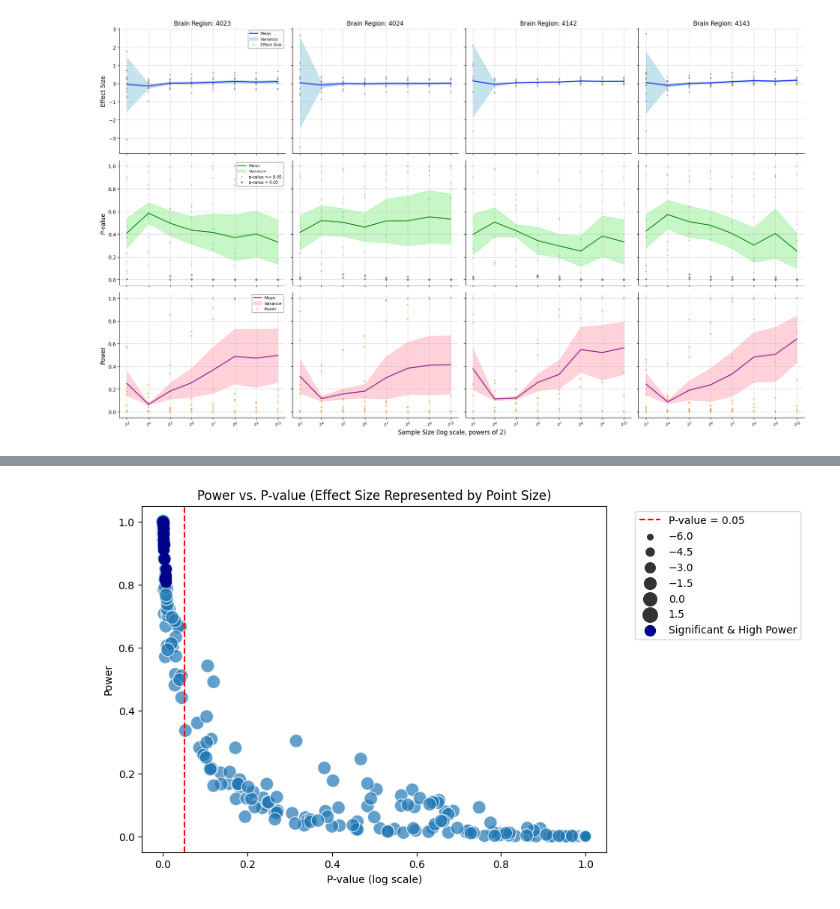
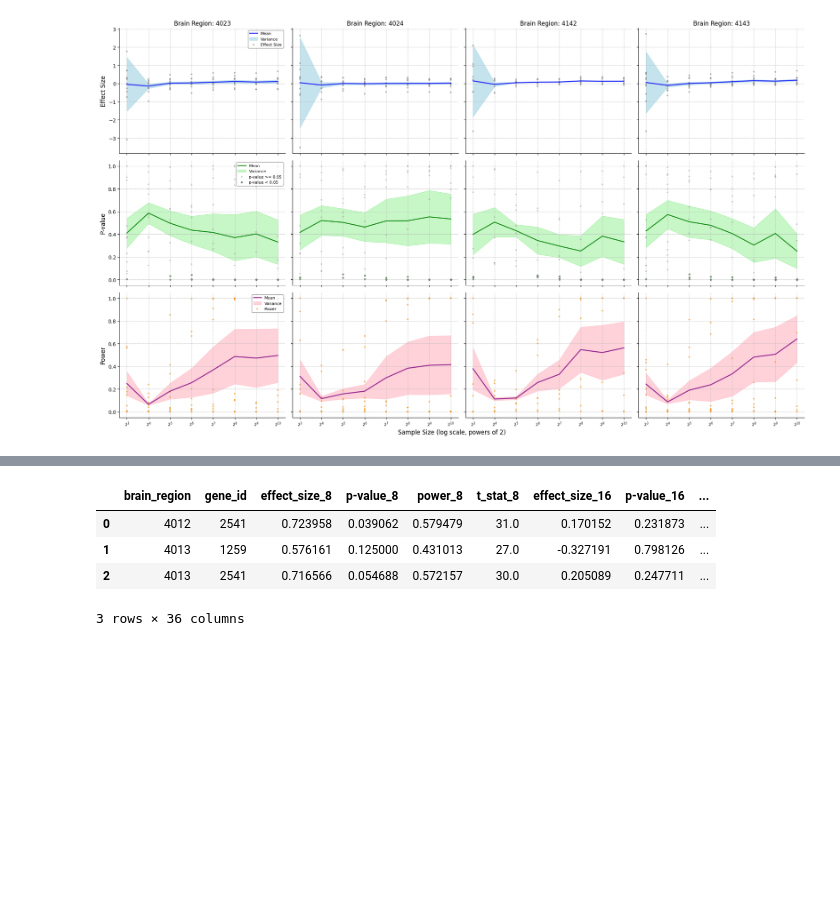
Before and after one commit to KarimIbrahim11/Gene-Expression-Analysis, a Jupyter notebook: notebooks/CS_06_P-value_Power_VS_Sample_size.ipynb, the cells around one changed output, grey strips where cells are left out. Drawn from its saved outputs; the diff is of its cells as text; code cells hidden in the pictures; blank space fills up the shorter version.

```diff
--- a/notebooks/CS_06_P-value_Power_VS_Sample_size.ipynb
+++ b/notebooks/CS_06_P-value_Power_VS_Sample_size.ipynb
@@ -834,36 +821,8 @@ plt.show()
-# %%
-import seaborn as sns
-import matplotlib.pyplot as plt
-
-# Create the plot
-plt.figure(figsize=(8, 6))
-sns.scatterplot(
-    x="p-value_64",
-    y="power_64",
-    size="effect_size_64",  # Size of points represents effect size
-    data=stats_df,
-    alpha=0.7,
-    sizes=(20, 200)  # Adjust the range of point sizes
-)
-
-# Significance threshold
-plt.axvline(0.05, color="red", linestyle="--", label="P-value = 0.05")
-
-# Highlight significant and high-power points
-significant_points = stats_df[(stats_df["p-value_64"] < 0.05) & (stats_df["power_64"] > 0.8)]
-plt.scatter(
-    significant_points["p-value_64"],
-    significant_points["power_64"],
-    color="darkblue",
-    label="Significant & High Power",
-    s=100  # Size of highlighted points
-)
-
-# Add labels and title
-plt.title("Power vs. P-value (Effect Size Represented by Point Size)")
-plt.xlabel("P-value (log scale)")
-plt.ylabel("Power")
-plt.legend(bbox_to_anchor=(1.05, 1), loc="upper left")
-plt.show()
-# %% [output]
-[figure, removed]
+# %%
+stats_df.head(3)
+# %% [output]
+|  | brain_region | gene_id | effect_size_8 | p-value_8 | power_8 | t_stat_8 | effect_size_16 | p-value_16 | ... |
+| 0 | 4012 | 2541 | 0.723958 | 0.039062 | 0.579479 | 31.0 | 0.170152 | 0.231873 | ... |
+| 1 | 4013 | 1259 | 0.576161 | 0.125000 | 0.431013 | 27.0 | -0.327191 | 0.798126 | ... |
+| 2 | 4013 | 2541 | 0.716566 | 0.054688 | 0.572157 | 30.0 | 0.205089 | 0.247711 | ... |
+3 rows × 36 columns
```
Also changed, not shown: parts of 13 cells of this notebook, 38 other files.
